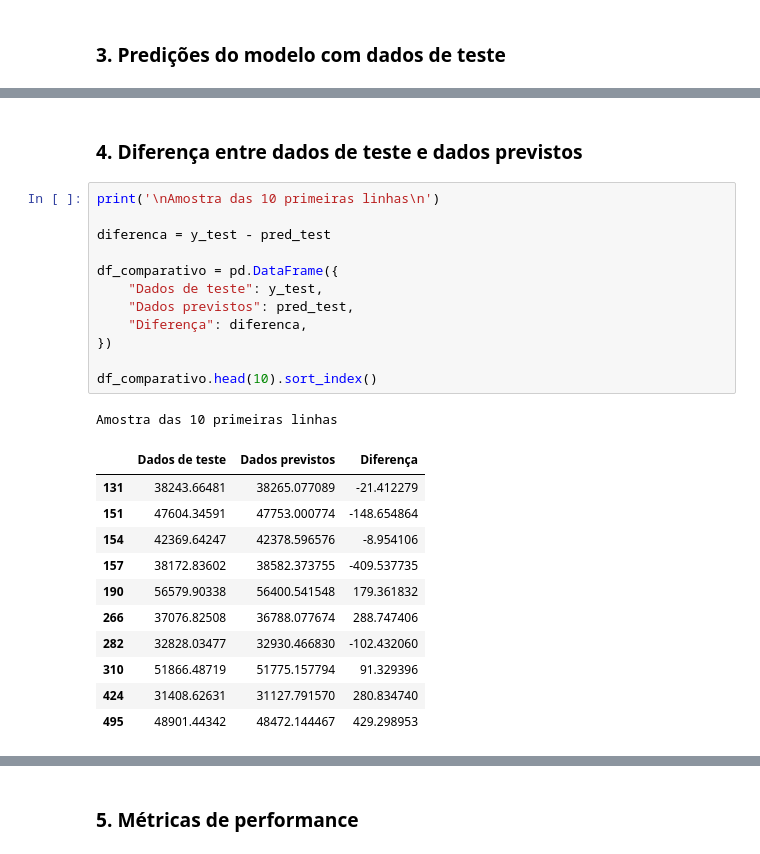
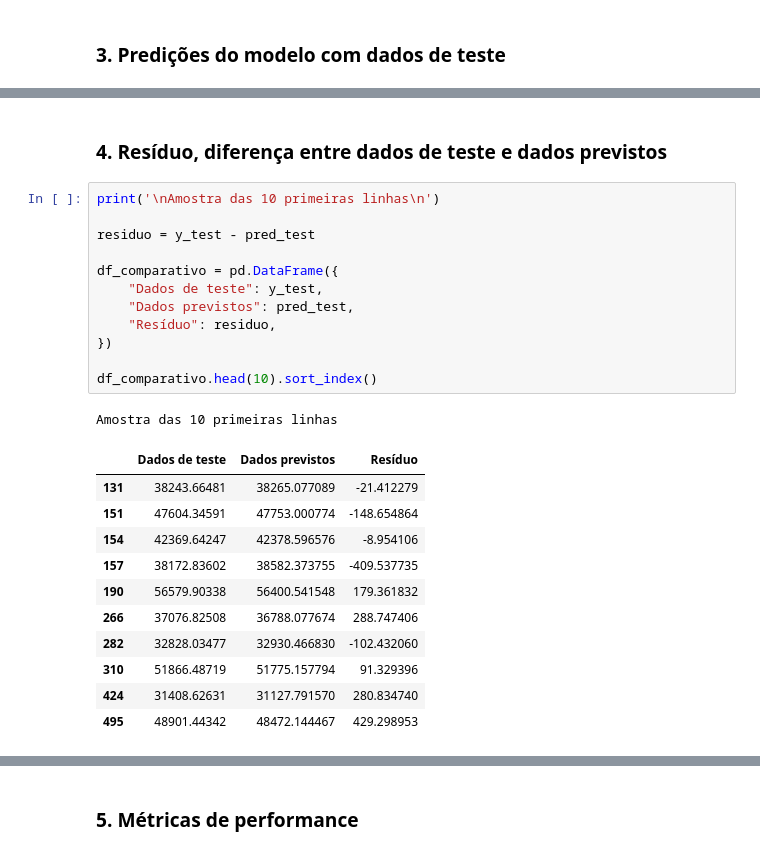
Before and after one commit to emso-exe/Compra_de_carro, a Jupyter notebook: analise_de_dados.ipynb, the cells around one changed output, grey strips where cells are left out. Cells and saved outputs as stored; diff of their text form.

```diff
--- a/analise_de_dados.ipynb
+++ b/analise_de_dados.ipynb
@@ -499,22 +494,22 @@ array([47753.00077419, 31127.79157041, 42378.59657607, 56400.54154805,
        40511.35251998, 28366.72059486, 39224.99830951, 51308.83824813,
        37140.47087993, 79935.51651713])
 # %% [markdown]
-### 4. Diferença entre dados de teste e dados previstos
+### 4. Resíduo, diferença entre dados de teste e dados previstos
 # %%
 print('\nAmostra das 10 primeiras linhas\n')
 
-diferenca = y_test - pred_test
+residuo = y_test - pred_test
 
 df_comparativo = pd.DataFrame({
     "Dados de teste": y_test,
     "Dados previstos": pred_test,
-    "Diferença": diferenca,
+    "Resíduo": residuo,
 })
 
 df_comparativo.head(10).sort_index()
 # %% [output]
 Amostra das 10 primeiras linhas
-|  | Dados de teste | Dados previstos | Diferença |
+|  | Dados de teste | Dados previstos | Resíduo |
 | 131 | 38243.66481 | 38265.077089 | -21.412279 |
 | 151 | 47604.34591 | 47753.000774 | -148.654864 |
 | 154 | 42369.64247 | 42378.596576 | -8.954106 |
```
Also changed, not shown: parts of 10 cells of this notebook.
